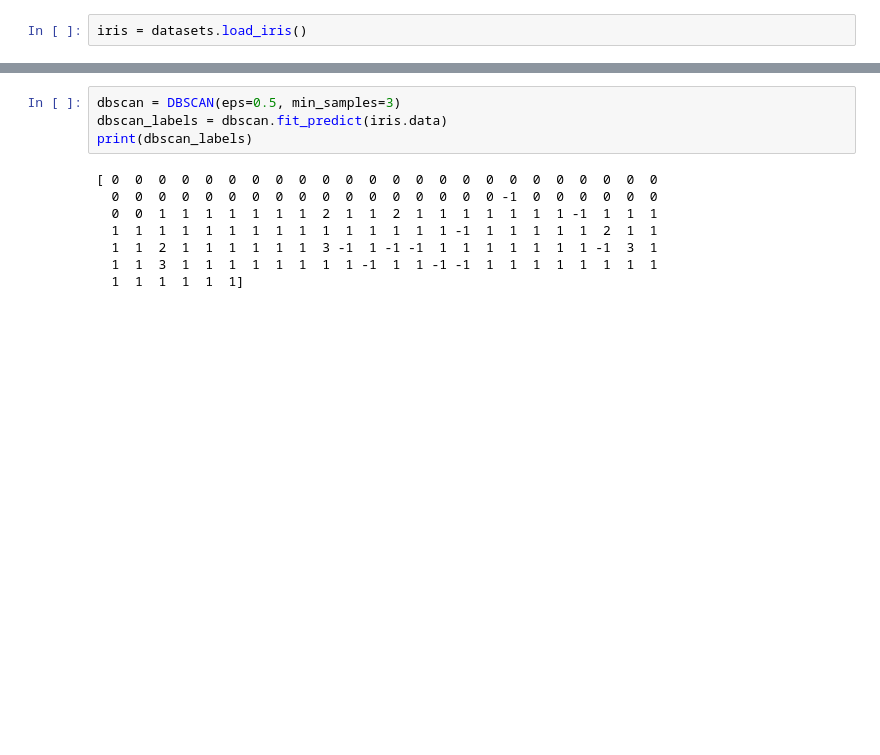
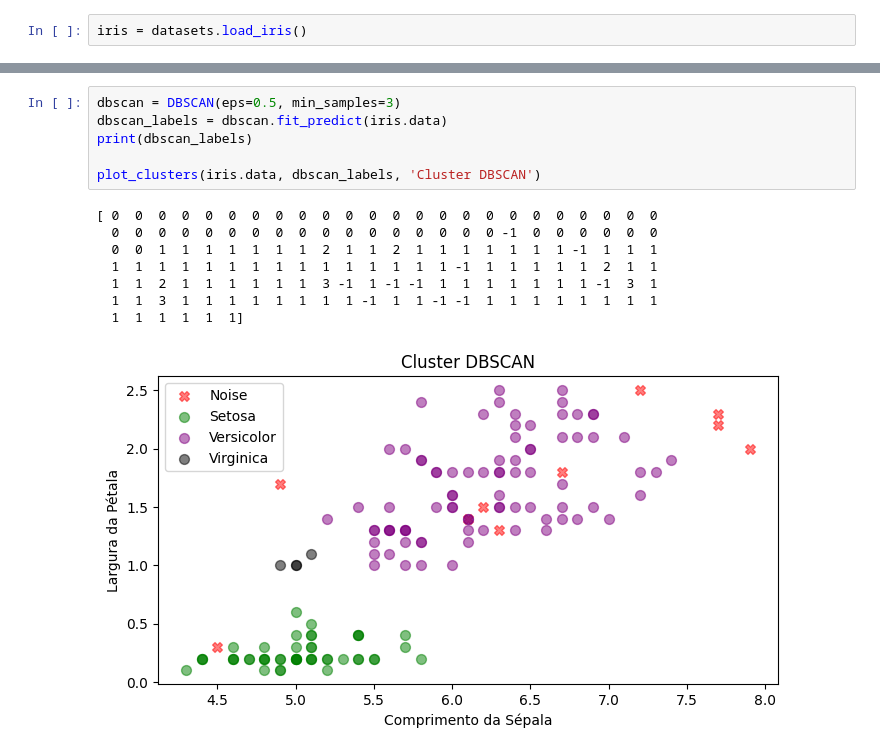
Before and after one commit to gustavofontanabertoldi/Machine_Learn_test, a Jupyter notebook: notebooks/k-means.ipynb, the cells around one changed output, grey strips where cells are left out. Saved outputs shown, nothing was run; the diff lists cells and outputs as text; blank space fills up the shorter version.

```diff
--- a/notebooks/k-means.ipynb
+++ b/notebooks/k-means.ipynb
@@ -24,15 +43,18 @@ print(resultados)
 # %%
 dbscan = DBSCAN(eps=0.5, min_samples=3)
 dbscan_labels = dbscan.fit_predict(iris.data)
 print(dbscan_labels)
+
+plot_clusters(iris.data, dbscan_labels, 'Cluster DBSCAN')
 # %% [output]
 [ 0  0  0  0  0  0  0  0  0  0  0  0  0  0  0  0  0  0  0  0  0  0  0  0
   0  0  0  0  0  0  0  0  0  0  0  0  0  0  0  0  0 -1  0  0  0  0  0  0
   0  0  1  1  1  1  1  1  1  2  1  1  2  1  1  1  1  1  1  1 -1  1  1  1
   1  1  1  1  1  1  1  1  1  1  1  1  1  1  1 -1  1  1  1  1  1  2  1  1
   1  1  2  1  1  1  1  1  1  3 -1  1 -1 -1  1  1  1  1  1  1  1 -1  3  1
   1  1  3  1  1  1  1  1  1  1  1 -1  1  1 -1 -1  1  1  1  1  1  1  1  1
   1  1  1  1  1  1]
+[figure, added]
 # %%
 agglo = AgglomerativeClustering(n_clusters=3)
 agglo_labels = agglo.fit_predict(iris.data)
```
Also changed, not shown: parts of 5 cells of this notebook.
